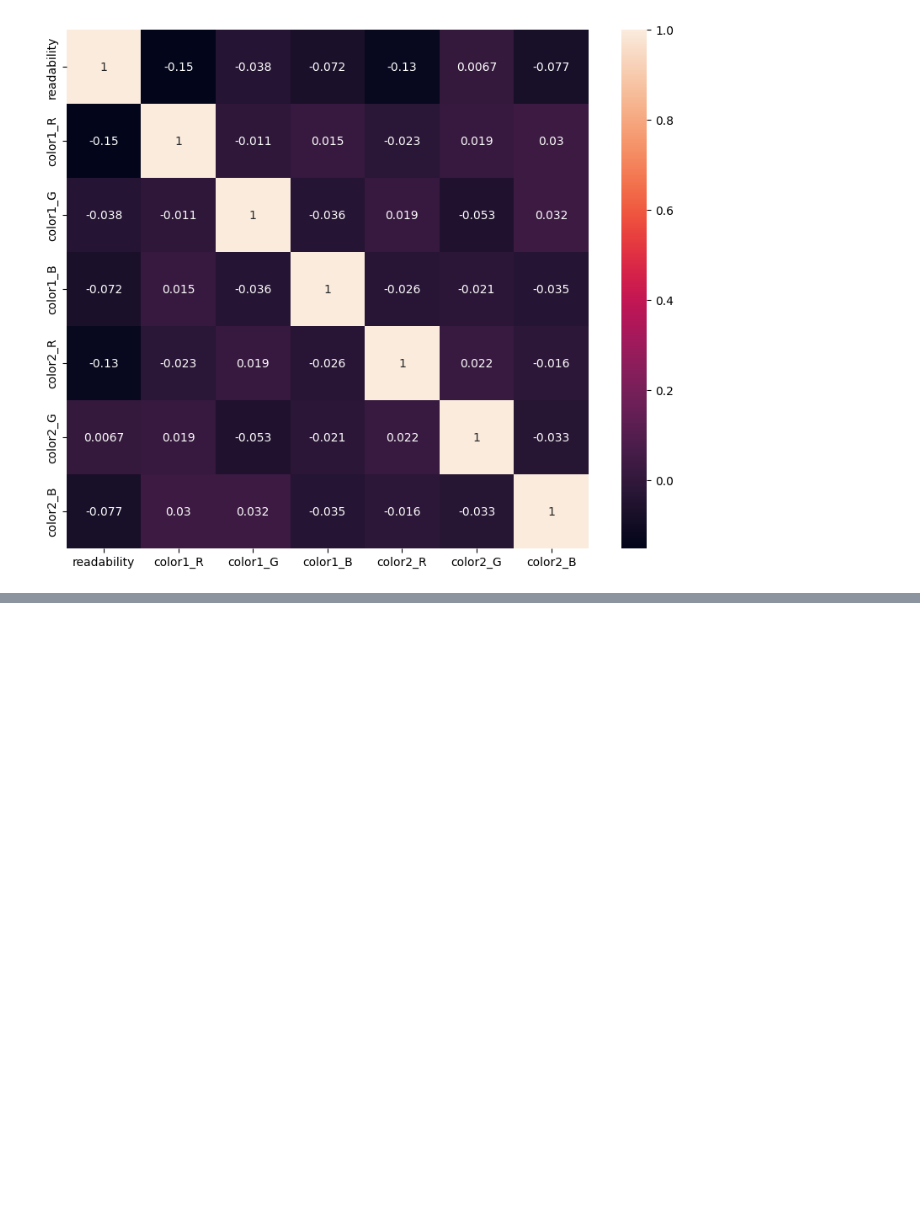
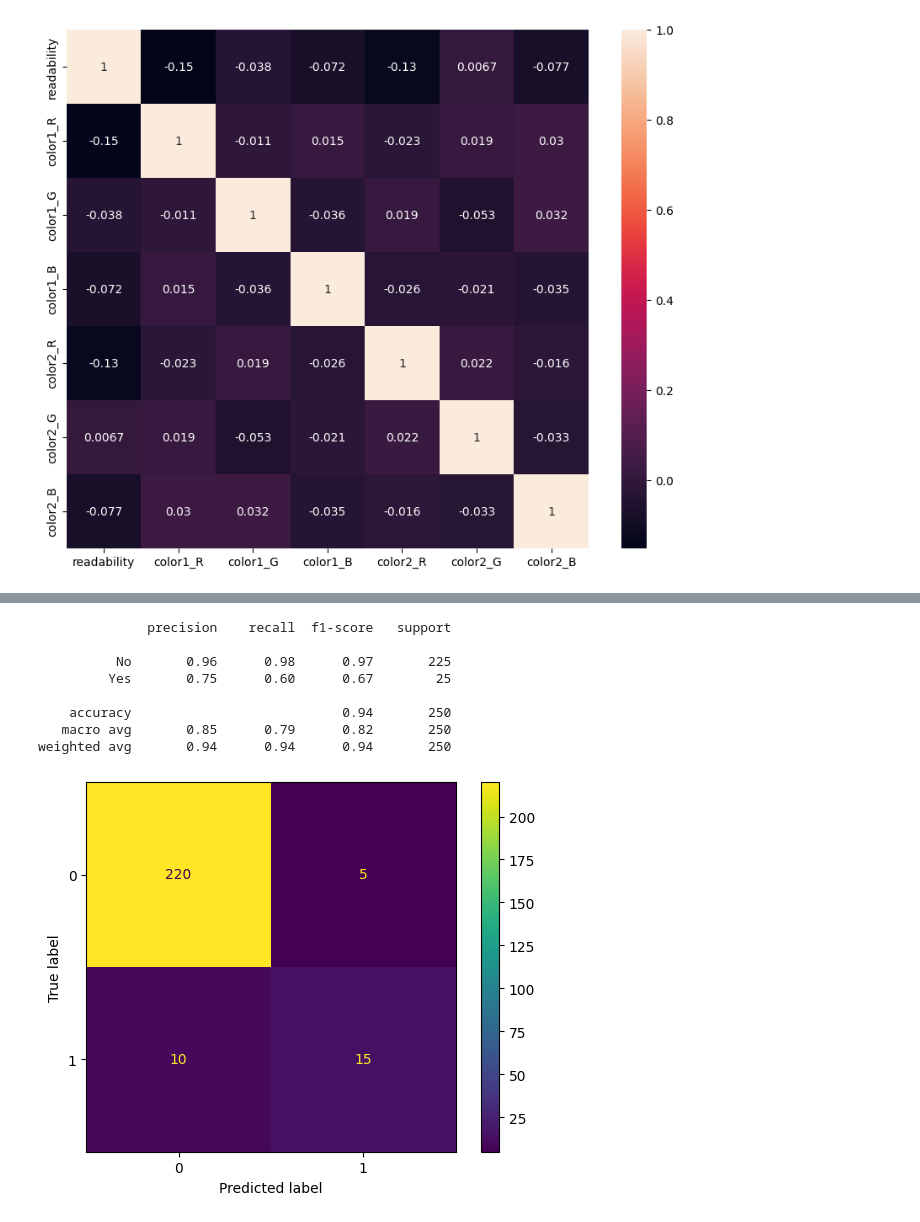
Before and after one commit to KarthikUdyawar/Color-detection, a Jupyter notebook: model/v2/model.ipynb, the cells around one changed output, grey strips where cells are left out. Drawn from its saved outputs; the diff is of its cells as text; code cells hidden in the pictures; blank space fills up the shorter version.

```diff
--- a/model/v2/model.ipynb
+++ b/model/v2/model.ipynb
@@ -122,0 +155,16 @@ plt.show()
+# %%
+from sklearn.neighbors import KNeighborsClassifier
+KNN = KNeighborsClassifier(n_neighbors=3)
+KNN.fit(X_train, y_train)
+y_pred_KNN = KNN.predict(X_test)
+print_result(y_pred_KNN)
+# %% [output]
+              precision    recall  f1-score   support
+
+          No       0.96      0.98      0.97       225
+         Yes       0.75      0.60      0.67        25
+
+    accuracy                           0.94       250
+   macro avg       0.85      0.79      0.82       250
+weighted avg       0.94      0.94      0.94       250
+[figure, added]
```
Also changed, not shown: parts of 8 cells of this notebook.
